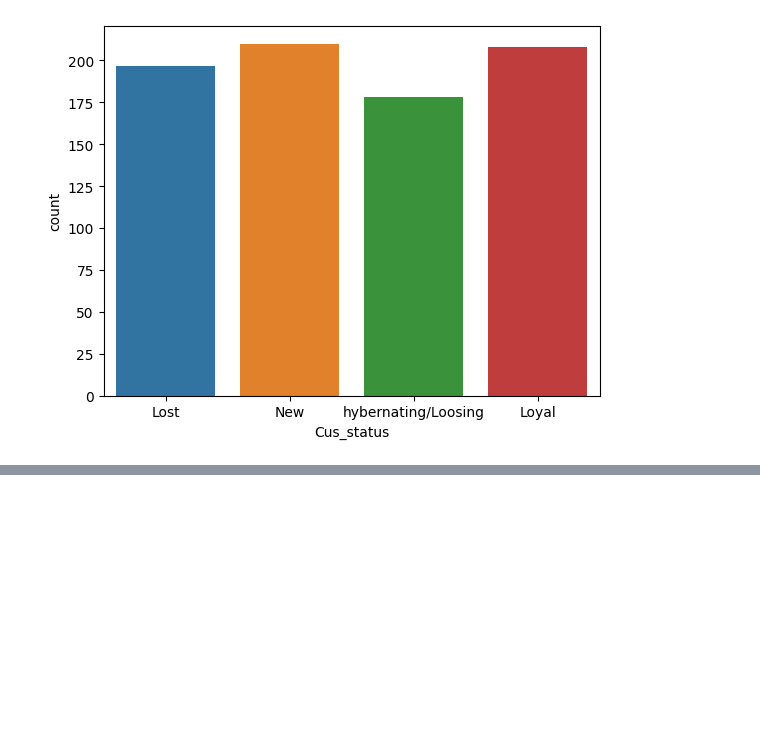
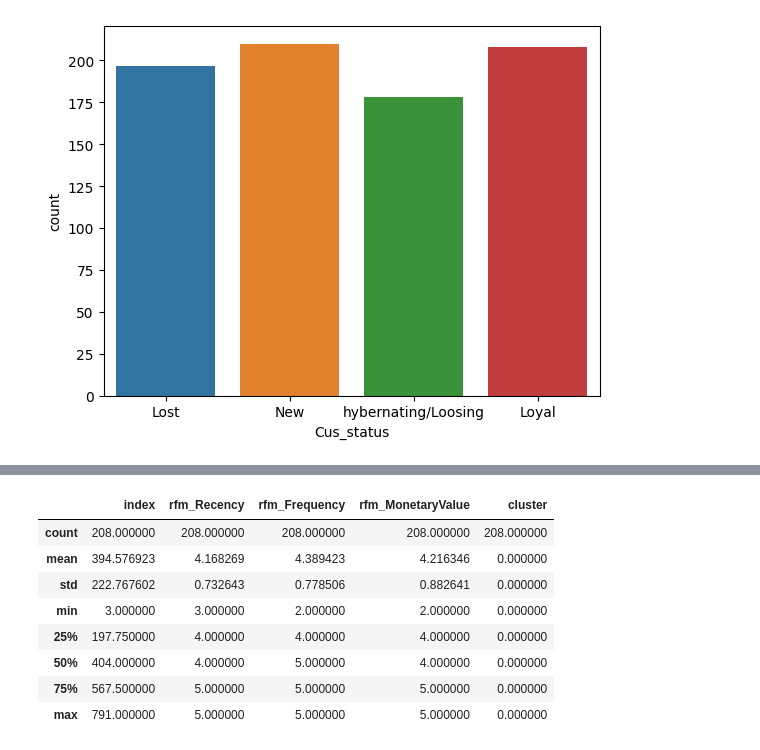
Before and after one commit to AbigailUchennaNkama/Portfolio-Projects, a Jupyter notebook: RFM-Customer_Behavior_Analysis/Customer-Segmentation.ipynb, the cells around one changed output, grey strips where cells are left out. Saved outputs shown, nothing was run; the diff lists cells and outputs as text; code cells hidden in the pictures; blank space fills up the shorter version.

```diff
--- a/RFM-Customer_Behavior_Analysis/Customer-Segmentation.ipynb
+++ b/RFM-Customer_Behavior_Analysis/Customer-Segmentation.ipynb
@@ -277,0 +219,3 @@ plt.show()
+# %%
+cluster_0 = clustered_df[clustered_df["cluster"]==0]
+cluster_0.head()
@@ -277,0 +229,13 @@ plt.show()
+# %%
+cluster_0_temp = cluster_0.describe()
+cluster_0_temp.style.background_gradient(cmap='Oranges')
+# %% [output]
+|  | index | rfm_Recency | rfm_Frequency | rfm_MonetaryValue | cluster |
+| count | 208.000000 | 208.000000 | 208.000000 | 208.000000 | 208.000000 |
+| mean | 394.576923 | 4.168269 | 4.389423 | 4.216346 | 0.000000 |
+| std | 222.767602 | 0.732643 | 0.778506 | 0.882641 | 0.000000 |
+| min | 3.000000 | 3.000000 | 2.000000 | 2.000000 | 0.000000 |
+| 25% | 197.750000 | 4.000000 | 4.000000 | 4.000000 | 0.000000 |
+| 50% | 404.000000 | 4.000000 | 5.000000 | 4.000000 | 0.000000 |
+| 75% | 567.500000 | 5.000000 | 5.000000 | 5.000000 | 0.000000 |
+| max | 791.000000 | 5.000000 | 5.000000 | 5.000000 | 0.000000 |
```
Also changed, not shown: parts of 35 cells of this notebook.
